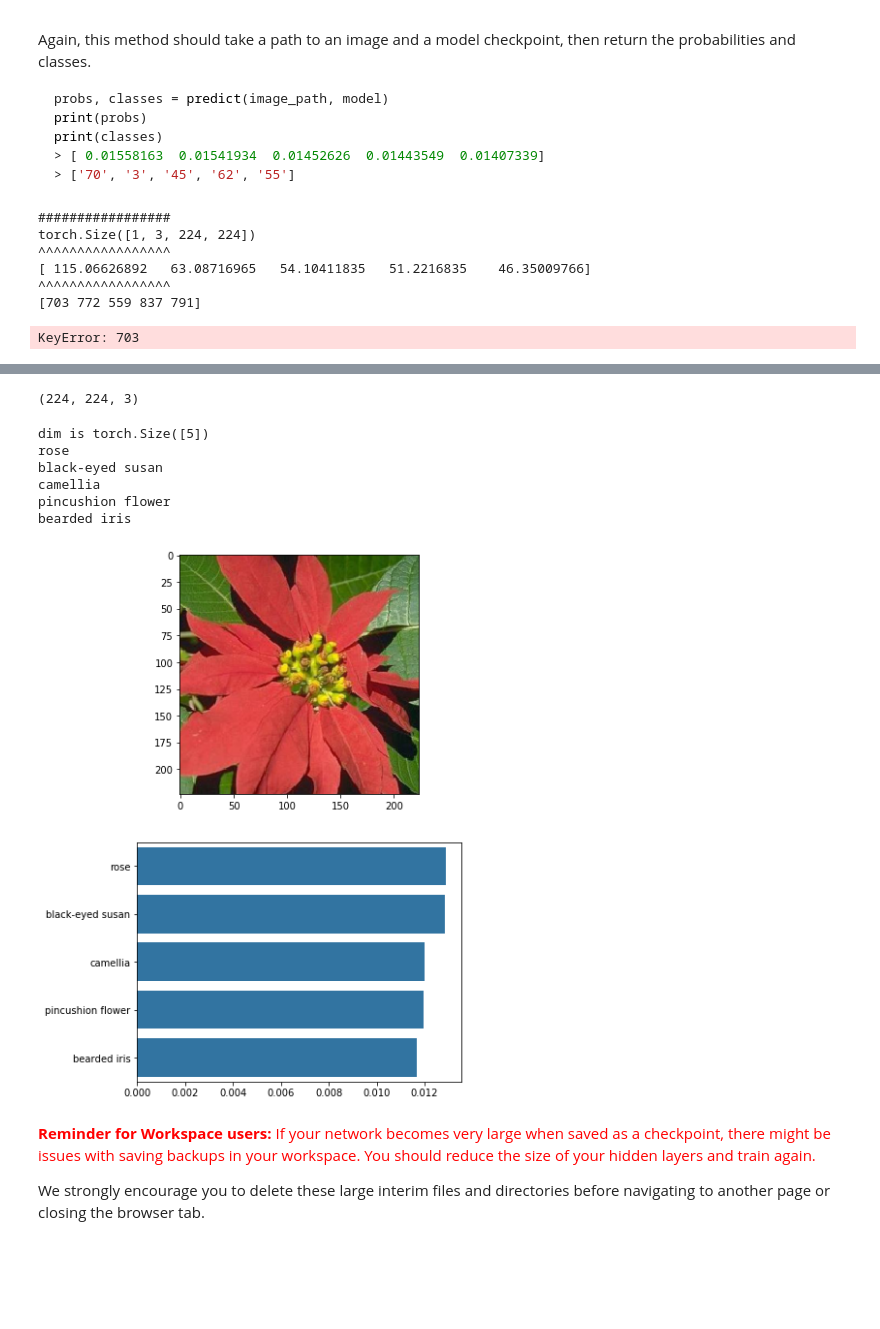
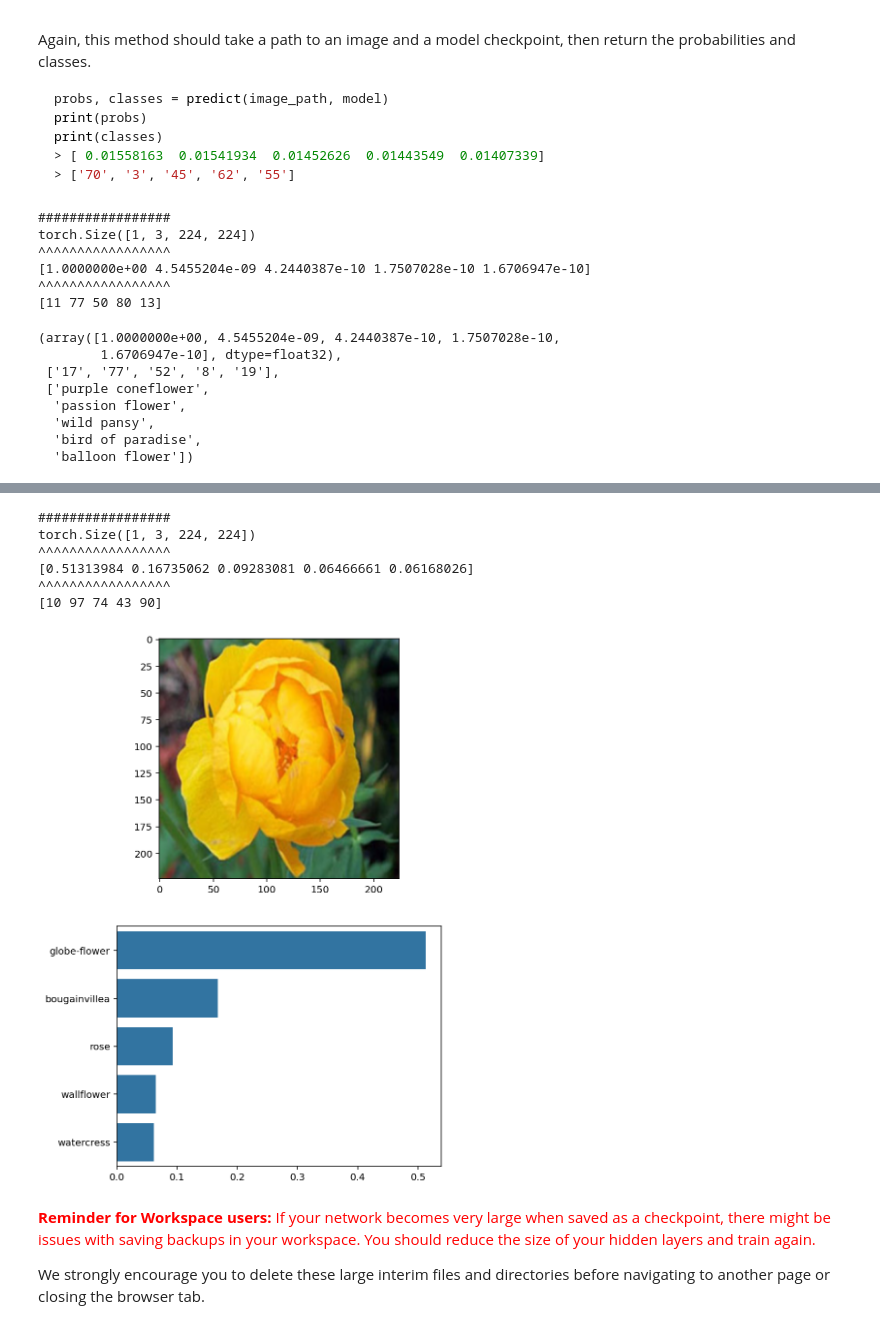
Before and after one commit to Mostafa44/image_classifer_notebook, a Jupyter notebook: Image Classifier Project.ipynb, the cells around one changed output, grey strips where cells are left out. Drawn from its saved outputs; the diff is of its cells as text; code cells hidden in the pictures; blank space fills up the shorter version.

Commit message:
final updates to the classifier notebook

```diff
--- a/Image Classifier Project.ipynb
+++ b/Image Classifier Project.ipynb
@@ -227,6 +217,7 @@ with torch.no_grad():
     print("testing Loss is {:.3f}".format(testing_loss/len(testing_dataloaders)))
     print("accuracy  is {:.3f}".format(accuracy/len(testing_dataloaders)))
     print("====================")
+    torch.set_default_tensor_type('torch.FloatTensor')
 print("Finished !! #############################")
 # %% [output]
 batch number 0
@@ -256,15 +247,16 @@ Now that your network is trained, save the model so you can load it later for ma
 Remember that you'll want to completely rebuild the model later so you can use it for inference. Make sure to include any information you need in the checkpoint. If you want to load the model and keep training, you'll want to save the number of epochs as well as the optimizer state, `optimizer.state_dict`. You'll likely want to use this trained model in the next part of the project, so best to save it now.
 # %%
 # TODO: Save the checkpoint
-checkpoint={'epochs': epochs,
-            'arch':'resnet152',
-            'optimizer': optimizer.state_dict,
-            'classifier': model.fc,
-            'state_dict': model.state_dict(),
-            'optimizer_dict': optimizer.state_dict(),
-            'class_to_idx': training_datasets.class_to_idx
-           }
-torch.save(checkpoint, 'trained_model_001.pth')
+checkpoint={
+    'epochs': epochs,
+    'optimizer': optimizer.state_dict,
+    'arch': 'vgg16',
+   # 'classifier': model.classifier,
+    'state_dict': model.state_dict(),
+    'optimizer_dict': optimizer.state_dict(),
+    'class_to_idx': training_datasets.class_to_idx
+}
+torch.save(checkpoint, 'trained_model_002.pth')
 # %% [markdown]
 ## Loading the checkpoint
 
@@ -279,10 +271,11 @@ def load_checkpoint(filepath):
 
 #chkpoint = torch.load(checkpoint_path, map_location=map_location)
     checkpoint = torch.load(filepath, map_location=map_location)
-    model = models.resnet152(pretrained=True)
-    model.arch = checkpoint['arch']
+    #model = models.resnet152(pretrained=True)
+    model=  models.vgg16(pretrained=True)
+    #model.arch = checkpoint['arch']
     model.class_to_idx = checkpoint['class_to_idx']
-    model.classifier = newClassifier #checkpoint['classifier'] #newClassifier
+    model.classifier = classifier #checkpoint['classifier'] #newClassifier
     model.load_state_dict(checkpoint['state_dict'], strict=False)
     optimizer.load_state_dict(checkpoint['optimizer_dict'])
     model.class_to_idx = checkpoint['class_to_idx']
@@ -292,8 +285,8 @@ def load_checkpoint(filepath):
         param.requires_grad = False
 
     return model
-model=load_checkpoint('trained_model_001.pth')
-print(model)
+model=load_checkpoint('trained_model_002.pth')
+
 device = torch.device("cuda" if torch.cuda.is_available() else "cpu")
 
 model.to(device)
@@ -454,8 +423,6 @@ def predict(image_path, model, topk=5):
     '''
 
     # TODO: Implement the code to predict the class from an image file
-    #device = torch.device("cuda" if torch.cuda.is_available() else "cpu")
-
     img_tensor=(process_image(image_path))
     img_tensor.unsqueeze_(0)
     if torch.cuda.is_available():
@@ -506,17 +473,24 @@ def predict(image_path, model, topk=5):
         top_labels = [idx_to_class[idx] for idx in ps_topk_idx]
         top_flowers = [cat_to_name[lab] for lab in top_labels]
 
-        return top_props, top_labels, top_flowers
+        return ps_topk, top_labels, top_flowers
 
 predict('image_03830.jpg', model)
 # %% [output]
 #################
 torch.Size([1, 3, 224, 224])
 ^^^^^^^^^^^^^^^^^
-[ 115.06626892   63.08716965   54.10411835   51.2216835    46.35009766]
+[1.0000000e+00 4.5455204e-09 4.2440387e-10 1.7507028e-10 1.6706947e-10]
 ^^^^^^^^^^^^^^^^^
-[703 772 559 837 791]
+[11 77 50 80 13]
-KeyError: 703
+(array([1.0000000e+00, 4.5455204e-09, 4.2440387e-10, 1.7507028e-10,
+        1.6706947e-10], dtype=float32),
+ ['17', '77', '52', '8', '19'],
+ ['purple coneflower',
+  'passion flower',
+  'wild pansy',
+  'bird of paradise',
+  'balloon flower'])
 # %% [markdown]
 ## Sanity Checking
 
@@ -528,28 +504,28 @@ You can convert from the class integer encoding to actual flower names with the
 # %%
-# TODO: Display an image along with the top 5 classes
-img_path='image_01496.jpg'
+img_path='image_06657.jpg'
 # Set up plot
 plt.figure(figsize = (6,10))
 ax = plt.subplot(2,1,1)
 img_title='poinsettia'
 
 img = process_image(img_path)
 imshow(img, ax, title = img_title)
 
 #try to predict
-probs, labels = predict(img_path, model)
+probs, labels, flowers = predict(img_path, model)
 plt.subplot(2,1,2)
-sb.barplot(x=probs, y=labels, color=sb.color_palette()[0]);
+sb.barplot(x=probs, y=flowers, color=sb.color_palette()[0]);
 plt.show()
+
+#predict("image_06657.jpg")
 # %% [output]
-(224, 224, 3)
+#################
+torch.Size([1, 3, 224, 224])
+^^^^^^^^^^^^^^^^^
+[0.51313984 0.16735062 0.09283081 0.06466661 0.06168026]
+^^^^^^^^^^^^^^^^^
+[10 97 74 43 90]
-dim is torch.Size([5])
-rose
-black-eyed susan
-camellia
-pincushion flower
-bearded iris
-[figure, old version]
+[figure, new version]
 # %% [markdown]
 <font color='red'>**Reminder for Workspace users:** If your network becomes very large when saved as a checkpoint, there might be issues with saving backups in your workspace. You should reduce the size of your hidden layers and train again.
 
```
Also changed, not shown: parts of 13 cells of this notebook.
